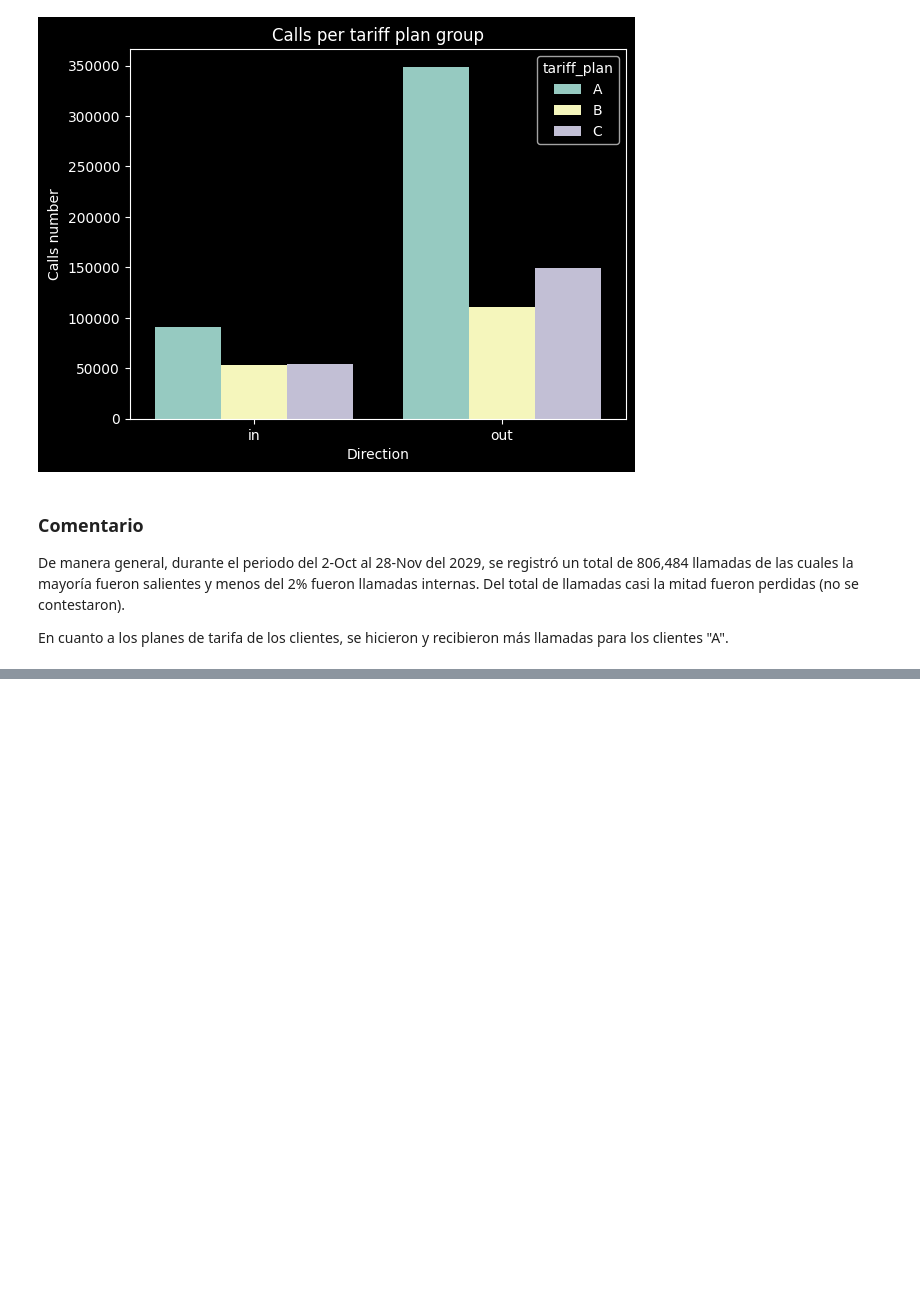
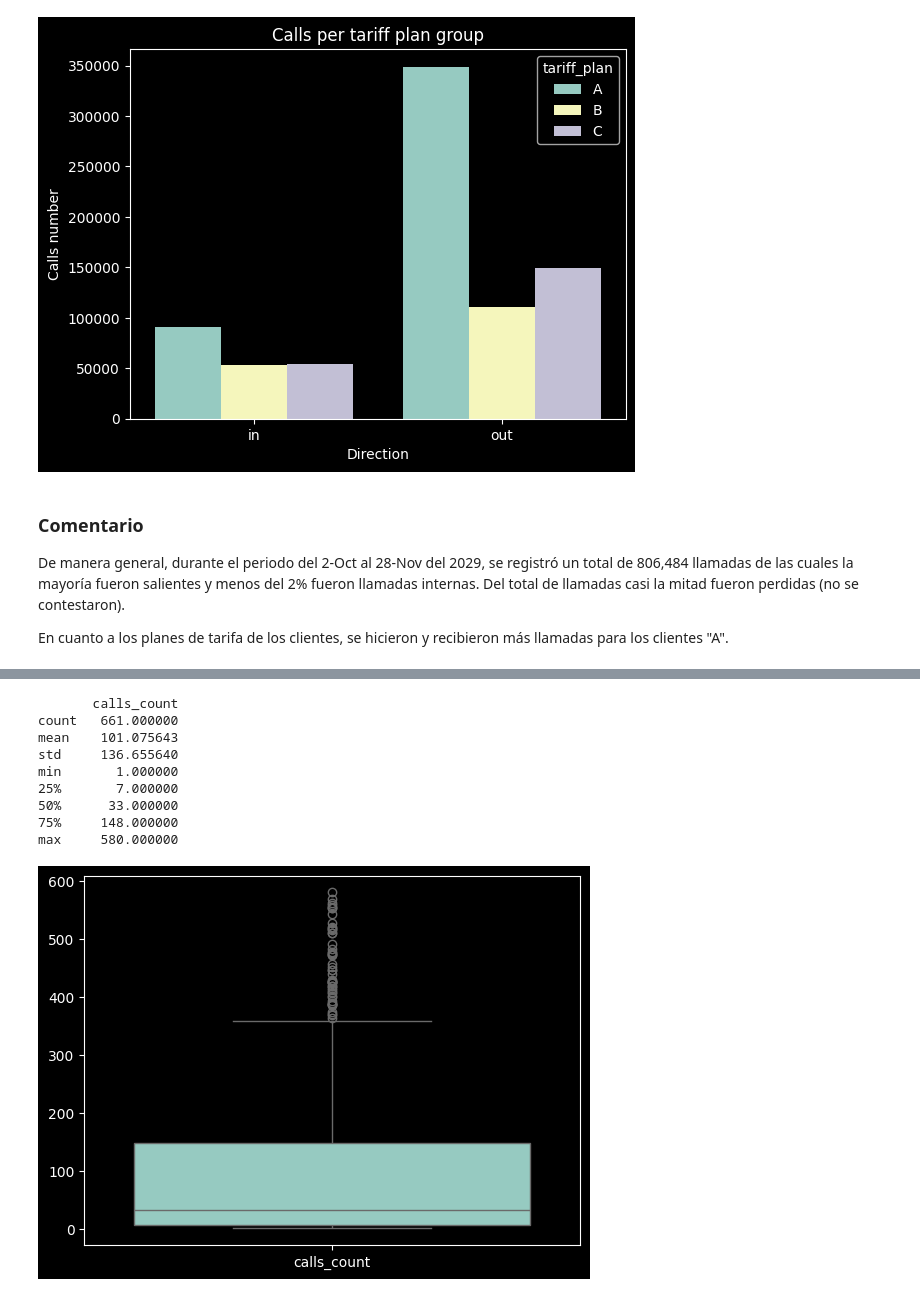
Before and after one commit to XivxnX/analisis_CallMeBaby, a Jupyter notebook: analisis_callmebaby.ipynb, the cells around one changed output, grey strips where cells are left out. Drawn from its saved outputs; the diff is of its cells as text; code cells hidden in the pictures; blank space fills up the shorter version.

```diff
--- a/analisis_callmebaby.ipynb
+++ b/analisis_callmebaby.ipynb
@@ -214,0 +268,24 @@ En cuanto a los planes de tarifa de los clientes, se hicieron y recibieron más
+# %%
+operators_calls = (
+    calls.query('direction == "out"')
+    .groupby('operator_id', as_index=False)
+    .agg({'calls_count':'sum'})
+)
+
+operators_calls = operators_calls.query('calls_count < 600')
+
+print(operators_calls.describe())
+
+sns.boxplot(operators_calls)
+plt.show()
+# %% [output]
+       calls_count
+count   661.000000
+mean    101.075643
+std     136.655640
+min       1.000000
+25%       7.000000
+50%      33.000000
+75%     148.000000
+max     580.000000
+[figure, added]
```
Also changed, not shown: parts of 10 cells of this notebook.
